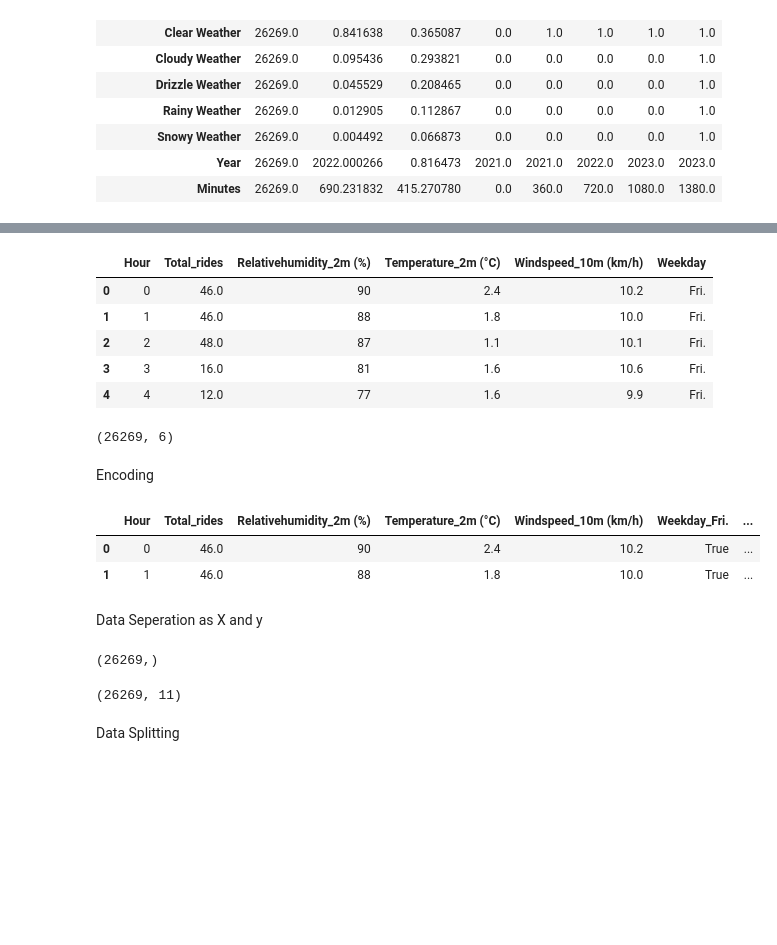
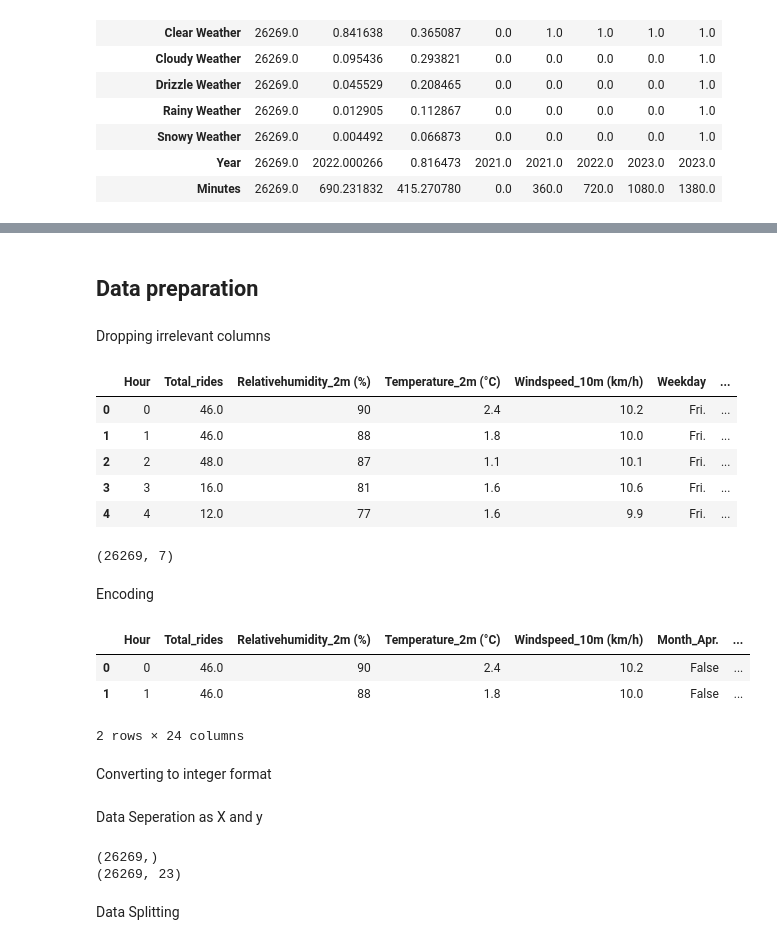
Before and after one commit to Godwin-Oti/Capital-Bike-Share-ED-Analysis-ML, a Jupyter notebook: ML/Daily_Hourly_Ride_Predictiton.ipynb, the cells around one changed output, grey strips where cells are left out. Drawn from its saved outputs; the diff is of its cells as text; code cells hidden in the pictures; blank space fills up the shorter version.

```diff
--- a/ML/Daily_Hourly_Ride_Predictiton.ipynb
+++ b/ML/Daily_Hourly_Ride_Predictiton.ipynb
@@ -722,36 +178,43 @@ Preprocessing
+# %% [markdown]
+## Data preparation
+# %% [markdown]
+Dropping irrelevant columns
 # %%
-#Dropping some irielevant columns
+#Dropping some irrelevant columns
 
-columns_to_drop_2 = ["Casual", "Date", "Registered", "Weather","Weathercode (wmo code)", "Clear Weather", "Cloudy Weather", "Drizzle Weather", "Rainy Weather", "Snowy Weather", "Year", "Workingday", "Month", "Minutes", "Season"]
+columns_to_drop_2 = ["Casual", "Date", "Registered","Weather","Weathercode (wmo code)", "Clear Weather", "Cloudy Weather", "Drizzle Weather", "Rainy Weather", "Snowy Weather", "Year", "Workingday", "Minutes", "Season"]
 hourly.drop(columns_to_drop_2, axis=1, inplace=True)
 # %%
 hourly.head()
 # %% [output]
-|  | Hour | Total_rides | Relativehumidity_2m (%) | Temperature_2m (°C) | Windspeed_10m (km/h) | Weekday |
-| 0 | 0 | 46.0 | 90 | 2.4 | 10.2 | Fri. |
-| 1 | 1 | 46.0 | 88 | 1.8 | 10.0 | Fri. |
-| 2 | 2 | 48.0 | 87 | 1.1 | 10.1 | Fri. |
-| 3 | 3 | 16.0 | 81 | 1.6 | 10.6 | Fri. |
-| 4 | 4 | 12.0 | 77 | 1.6 | 9.9 | Fri. |
+|  | Hour | Total_rides | Relativehumidity_2m (%) | Temperature_2m (°C) | Windspeed_10m (km/h) | Weekday | ... |
+| 0 | 0 | 46.0 | 90 | 2.4 | 10.2 | Fri. | ... |
+| 1 | 1 | 46.0 | 88 | 1.8 | 10.0 | Fri. | ... |
+| 2 | 2 | 48.0 | 87 | 1.1 | 10.1 | Fri. | ... |
+| 3 | 3 | 16.0 | 81 | 1.6 | 10.6 | Fri. | ... |
+| 4 | 4 | 12.0 | 77 | 1.6 | 9.9 | Fri. | ... |
 # %%
 hourly.shape
 # %% [output]
-(26269, 6)
+(26269, 7)
 # %% [markdown]
 Encoding
 # %%
 # Define columns to encode
-columns_to_encode_2 = ["Weekday"]
+columns_to_encode_2 = [ "Month","Weekday"]
 
 # Use get_dummies() to encode these columns
 encoded_hourly = pd.get_dummies(hourly, columns=columns_to_encode_2)
 
 # Display the encoded DataFrame
 encoded_hourly.head(2)
 # %% [output]
-|  | Hour | Total_rides | Relativehumidity_2m (%) | Temperature_2m (°C) | Windspeed_10m (km/h) | Weekday_Fri. | ... |
-| 0 | 0 | 46.0 | 90 | 2.4 | 10.2 | True | ... |
-| 1 | 1 | 46.0 | 88 | 1.8 | 10.0 | True | ... |
+|  | Hour | Total_rides | Relativehumidity_2m (%) | Temperature_2m (°C) | Windspeed_10m (km/h) | Month_Apr. | ... |
+| 0 | 0 | 46.0 | 90 | 2.4 | 10.2 | False | ... |
+| 1 | 1 | 46.0 | 88 | 1.8 | 10.0 | False | ... |
+2 rows × 24 columns
+# %% [markdown]
+Converting to integer format
 # %%
 # Convert boolean encoded data to integer format
 encoded_hourly_int = encoded_hourly.astype(int)
@@ -760,15 +223,14 @@ Data Seperation as X and y
 # %%
 #dependent variable
 y=encoded_hourly_int["Total_rides"]
-y.shape
+# independent varibable
+X=encoded_hourly_int.drop("Total_rides", axis=1)
+
+print(y.shape)
+print(X.shape)
 # %% [output]
 (26269,)
+(26269, 23)
-# %%
-# independent varibable
-X=encoded_hourly_int.drop("Total_rides", axis=1)
-X.shape
-# %% [output]
-(26269, 11)
 # %% [markdown]
 Data Splitting
 # %%
```
Also changed, not shown: parts of 112 cells of this notebook.
